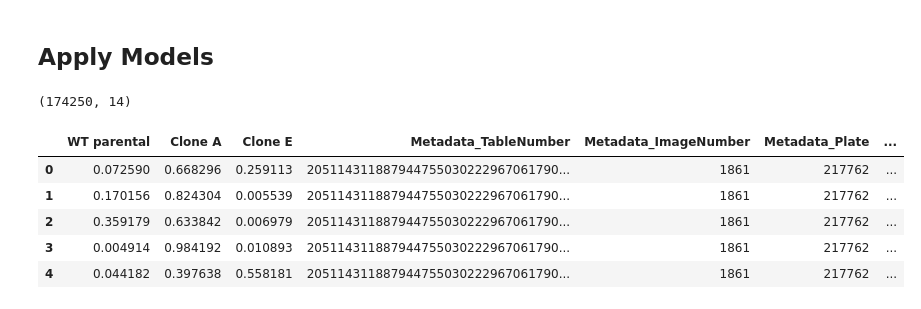
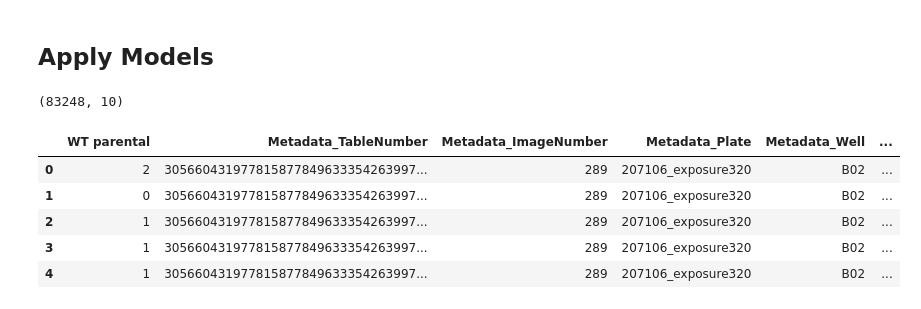
Before and after one commit to gwaybio/2018_05_30_ResistanceMechanisms_Kapoor, a Jupyter notebook: 4.single-cell/4.apply-to-other-batches.ipynb, the cells around one changed output. Cells and saved outputs as stored; diff of their text form; code cells hidden in the pictures.

Commit message:
apply models to batch 2 data

```diff
--- a/4.single-cell/4.apply-to-other-batches.ipynb
+++ b/4.single-cell/4.apply-to-other-batches.ipynb
@@ -22,11 +23,12 @@ pd.np.random.seed(1234)
 # %%
 # Set constants
-batch = "2019_11_20_Batch6"
-plate = 217762
+batch = "2019_03_20_Batch2"
+plate = "207106_exposure320"
 
 feature_filter = ["Object", "Location", "Count", "Parent"]
 scaler_method = "standard"
 seed = 123
+n_sample_sites_per_well = 3
 # %%
 # Load locations of single cell files
 config = pathlib.Path("../0.generate-profiles/profile_config.yaml")
@@ -102,7 +104,7 @@ image_df.head()
 assert len(image_df.ImageNumber.unique()) == image_df.shape[0]
 # %%
 # Randomly sample three sites per well to reduce number of single cells to store
-sampled_image_df = image_df.groupby("Metadata_Well").apply(pd.DataFrame.sample, n=3)
+sampled_image_df = image_df.groupby("Metadata_Well").apply(pd.DataFrame.sample, n=n_sample_sites_per_well)
 
 sampled_image_df.head()
 # %% [output]
@@ -206,27 +208,27 @@ meta_df = sc_reindexed_df.reindex(meta_features, axis="columns")
 # %%
 real_scores_df = model_apply(
     model=top_model,
     x_df=sc_df.fillna(0),
     meta_df=meta_df,
     y_recode=y_recode_reverse,
     data_fit="other_batch",
     shuffled=False,
-    predict_proba=True
+    predict_proba=False
 )
 
 output_file = pathlib.Path(f"scores/{batch}_{plate}_othersinglecells.tsv.gz")
 real_scores_df.to_csv(output_file, sep="\t", compression="gzip", index=False)
 
 print(real_scores_df.shape)
 real_scores_df.head()
 # %% [output]
-(174250, 14)
+(83248, 10)
-|  | WT parental | Clone A | Clone E | Metadata_TableNumber | Metadata_ImageNumber | Metadata_Plate | ... |
-| 0 | 0.072590 | 0.668296 | 0.259113 | 205114311887944755030222967061790... | 1861 | 217762 | ... |
-| 1 | 0.170156 | 0.824304 | 0.005539 | 205114311887944755030222967061790... | 1861 | 217762 | ... |
-| 2 | 0.359179 | 0.633842 | 0.006979 | 205114311887944755030222967061790... | 1861 | 217762 | ... |
-| 3 | 0.004914 | 0.984192 | 0.010893 | 205114311887944755030222967061790... | 1861 | 217762 | ... |
-| 4 | 0.044182 | 0.397638 | 0.558181 | 205114311887944755030222967061790... | 1861 | 217762 | ... |
+|  | WT parental | Metadata_TableNumber | Metadata_ImageNumber | Metadata_Plate | Metadata_Well | ... |
+| 0 | 2 | 305660431977815877849633354263997... | 289 | 207106_exposure320 | B02 | ... |
+| 1 | 0 | 305660431977815877849633354263997... | 289 | 207106_exposure320 | B02 | ... |
+| 2 | 1 | 305660431977815877849633354263997... | 289 | 207106_exposure320 | B02 | ... |
+| 3 | 1 | 305660431977815877849633354263997... | 289 | 207106_exposure320 | B02 | ... |
+| 4 | 1 | 305660431977815877849633354263997... | 289 | 207106_exposure320 | B02 | ... |
 # %%
 shuffled_scores_df = model_apply(
     model=top_shuffle_model,
```
Also changed, not shown: parts of 9 cells of this notebook, 3 other files.
